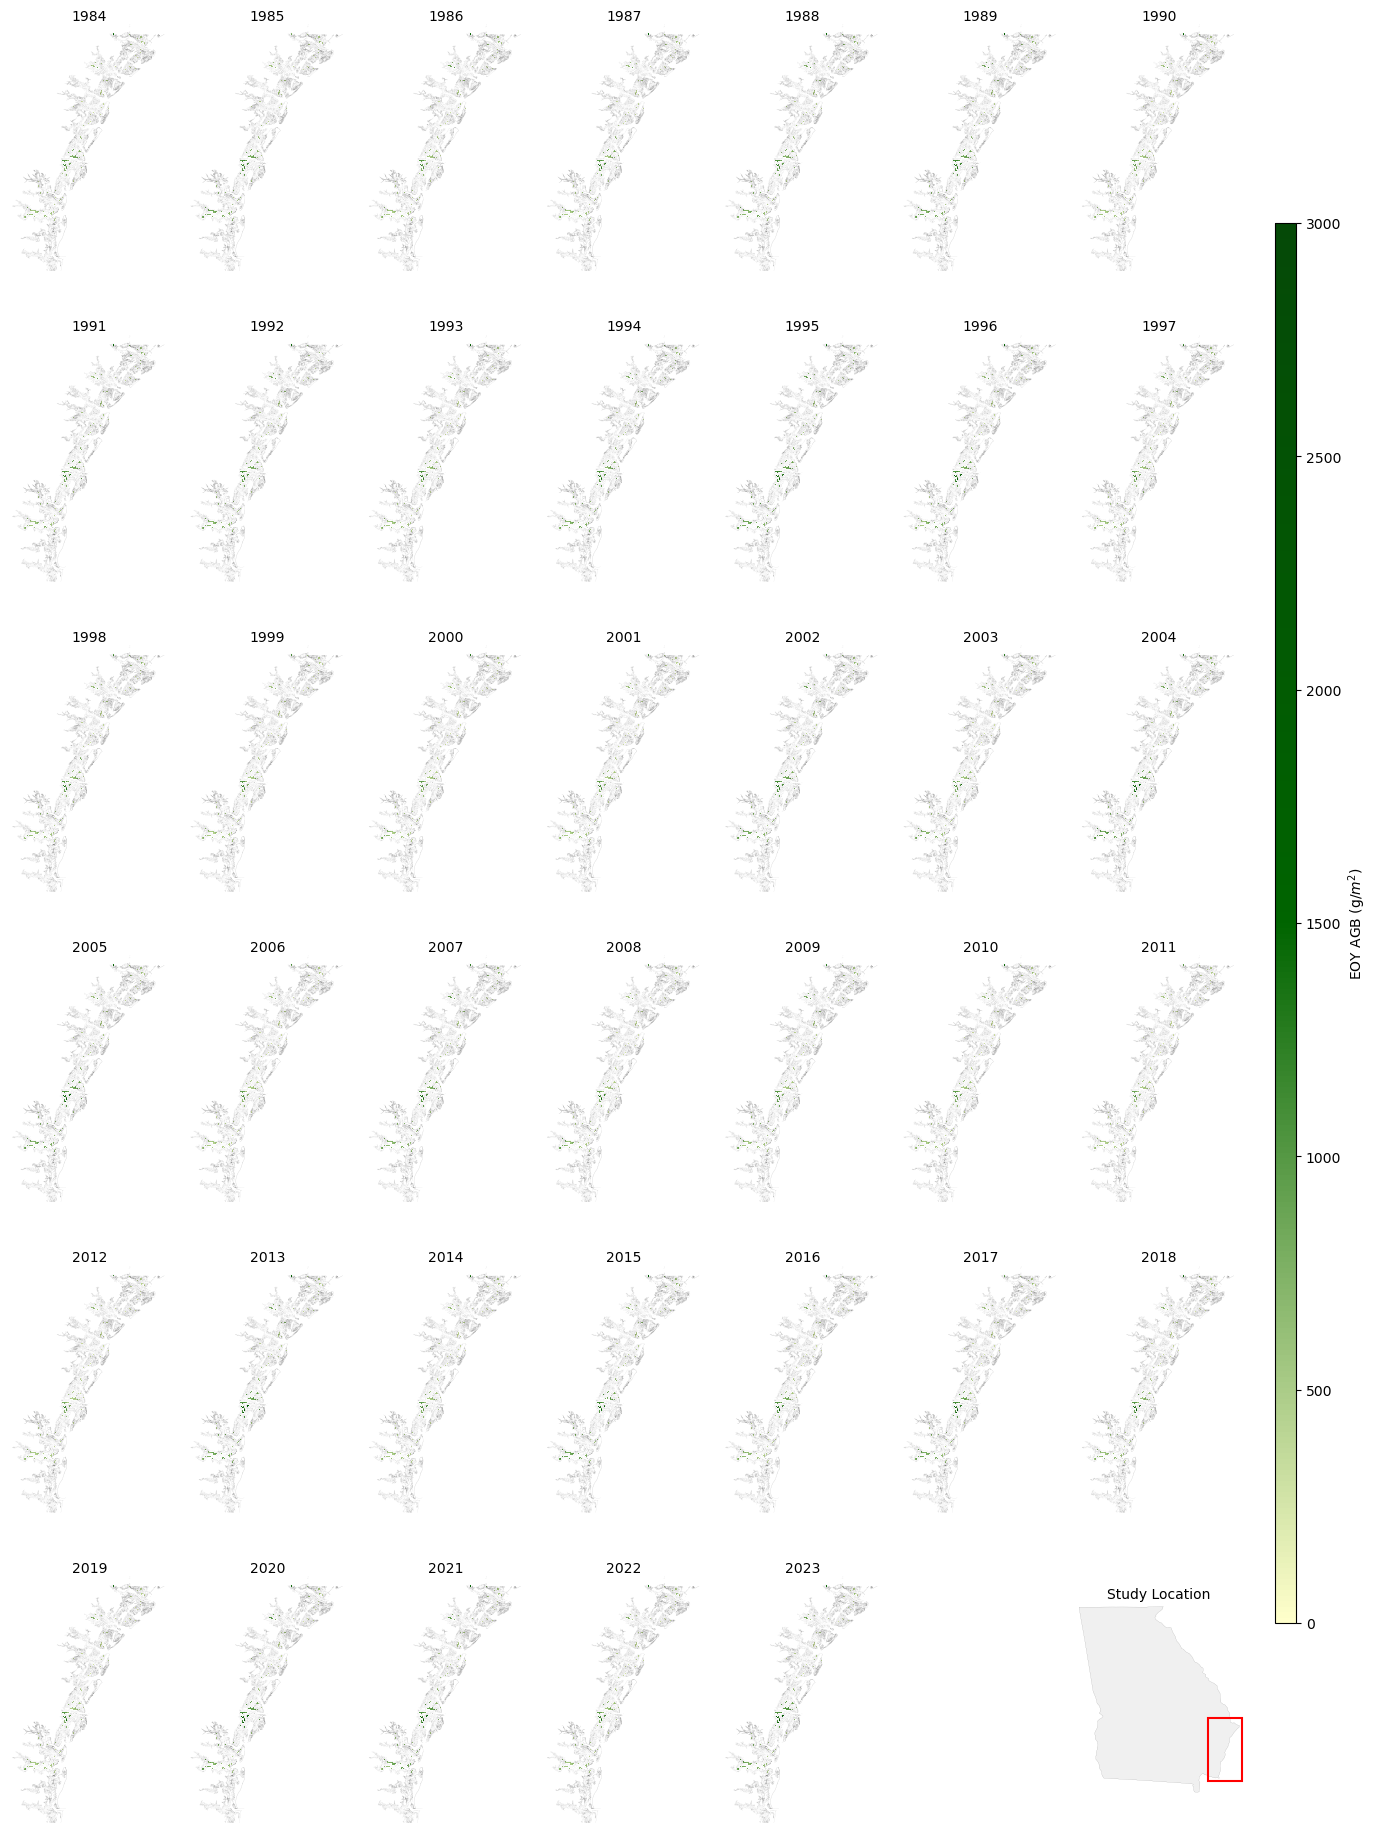
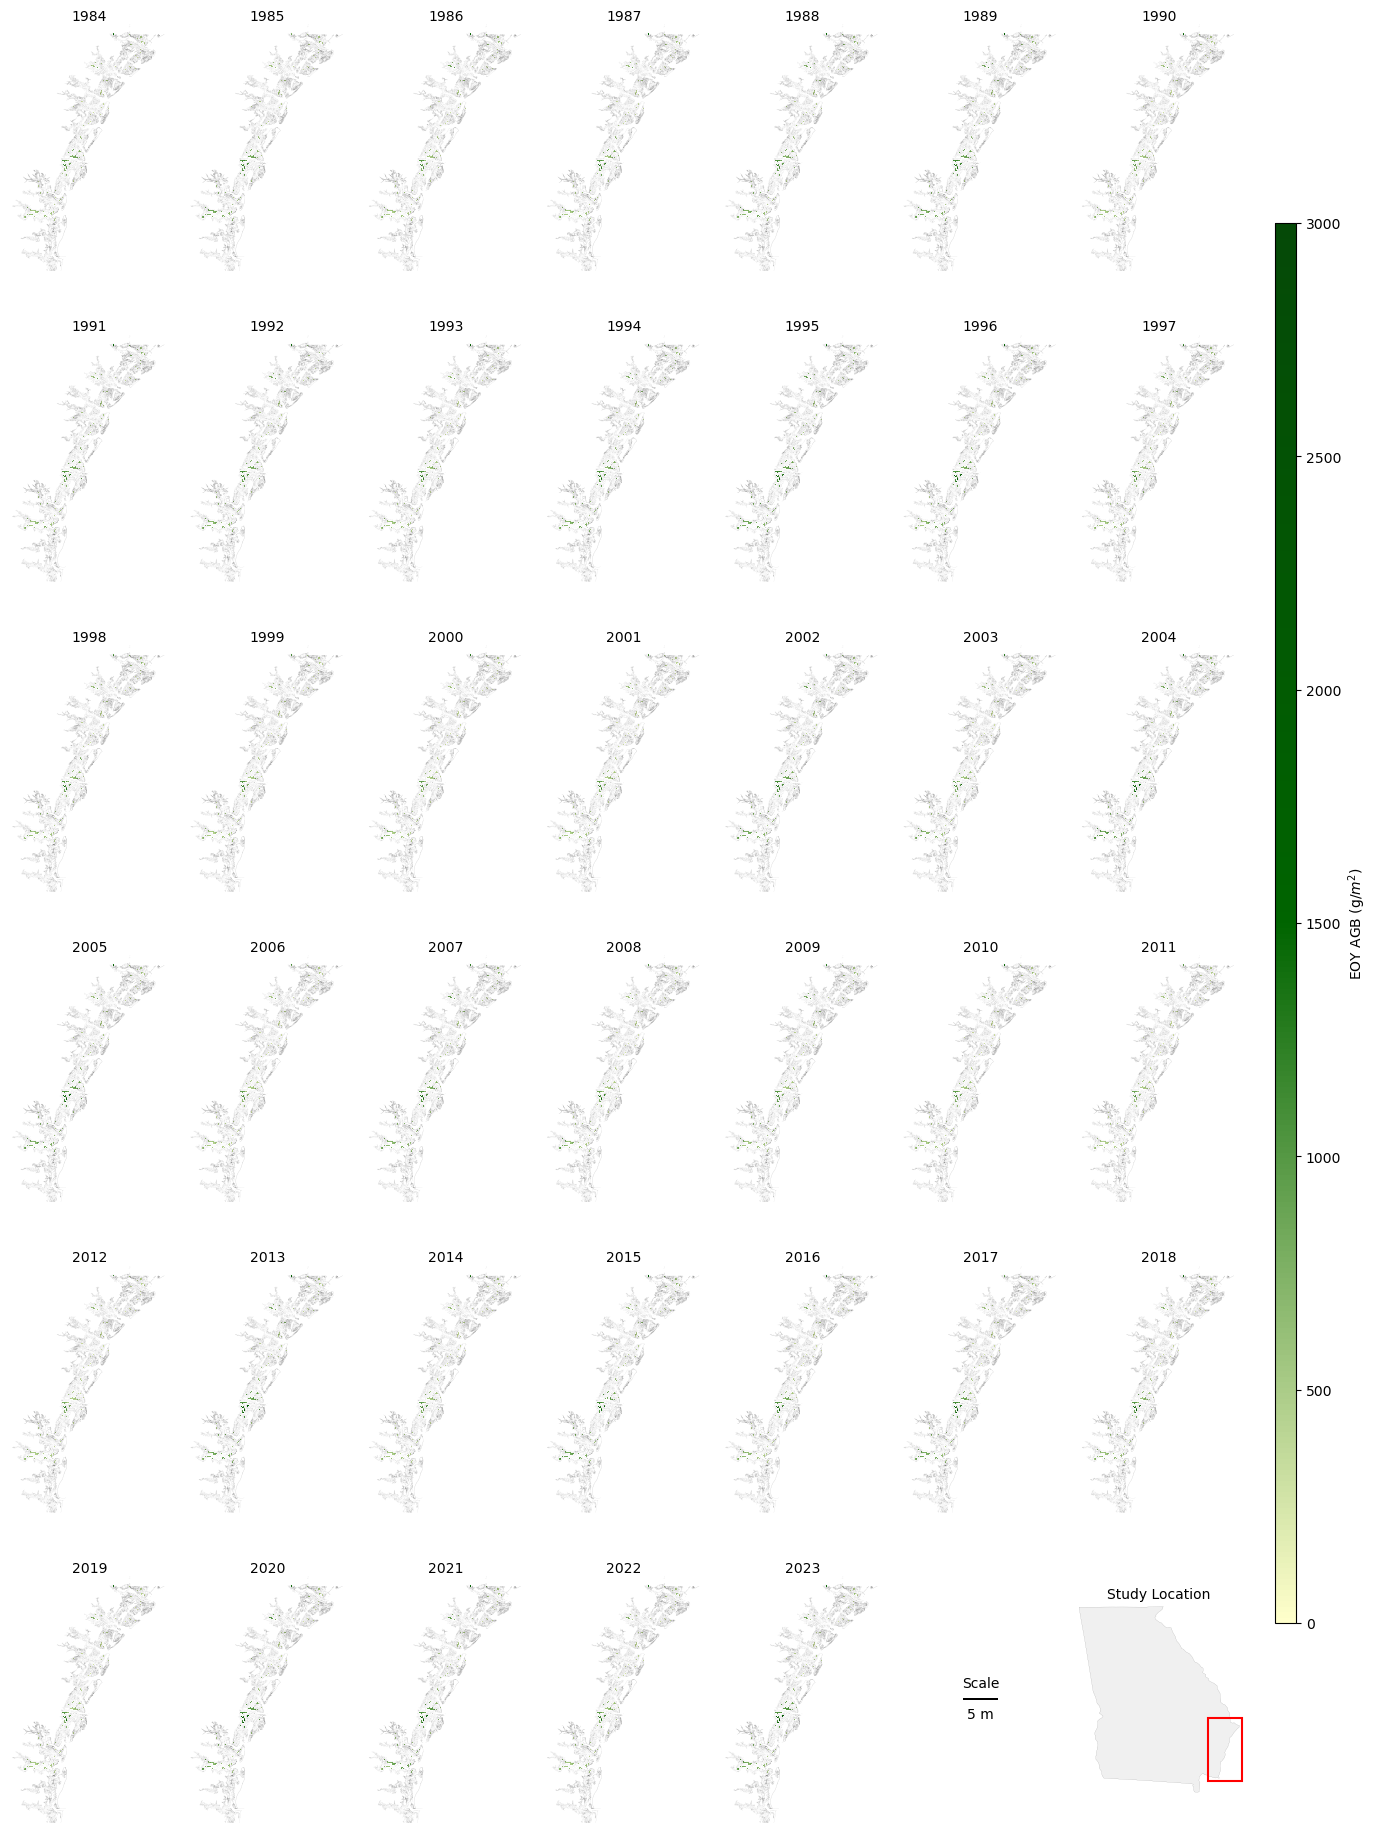
The notebook cell's code change between the first figure and the second:
--- before
+++ after
@@ -12,4 +12,6 @@
 from mpl_toolkits.axes_grid1.inset_locator import inset_axes
 import matplotlib.patches as patches
+from matplotlib_scalebar.scalebar import ScaleBar
+from geopy.distance import great_circle
 
 # 1. Get all your 40 GeoTIFFs (adjust the path/pattern to match your files)
@@ -59,4 +61,14 @@
             raster_crs = src.crs
             # Ensure the state shapefile matches raster projection
+            
+            ##Transforming pixels and scale
+            pixel_size_in_degrees = src.transform[0]
+            center_lat = (raster_bounds.bottom + raster_bounds.top) / 2
+            center_lon = (raster_bounds.left + raster_bounds.right) / 2
+            point_a = (center_lat, center_lon)
+            point_b = (center_lat, center_lon + 1.0)
+            meters_per_degree = great_circle(point_a, point_b).meters
+            pixel_size_in_meters = pixel_size_in_degrees * meters_per_degree            
+            
             ga_gdf = ga_gdf.to_crs(raster_crs)
             gdf = gdf.to_crs(raster_crs)
@@ -83,5 +95,14 @@
 # Panels 40 and 41 (the 41st and 42nd slots) are empty. 
 # We turn off panel 40 entirely, and use panel 41 as the host for the Georgia locator map.
-axes_flat[40].axis('off') 
+# axes_flat[40].axis('off') 
+ax_scale = axes_flat[40] # Use the 41st slot for the scale bar
+ax_scale.axis('off')
+
+scalebar = ScaleBar(dx=pixel_size_in_meters, units="m", dimension="si-length",
+                    location="center", label="Scale", box_alpha=0.0)
+
+# Add it to the empty axis slot
+ax_scale.add_artist(scalebar)
+
 ax_inset_host = axes_flat[41]
 ax_inset_host.axis('off') # Clean host background
@@ -114,5 +135,4 @@
 
 plt.subplots_adjust(right=0.91, left=0.02, bottom=0.05, top=0.95, wspace=0.01, hspace=0.25)
-plt.savefig("40_year_biomass_with_inset.png", dpi=300, bbox_inches='tight')
 
 ##Save at high res

Commit: More updates